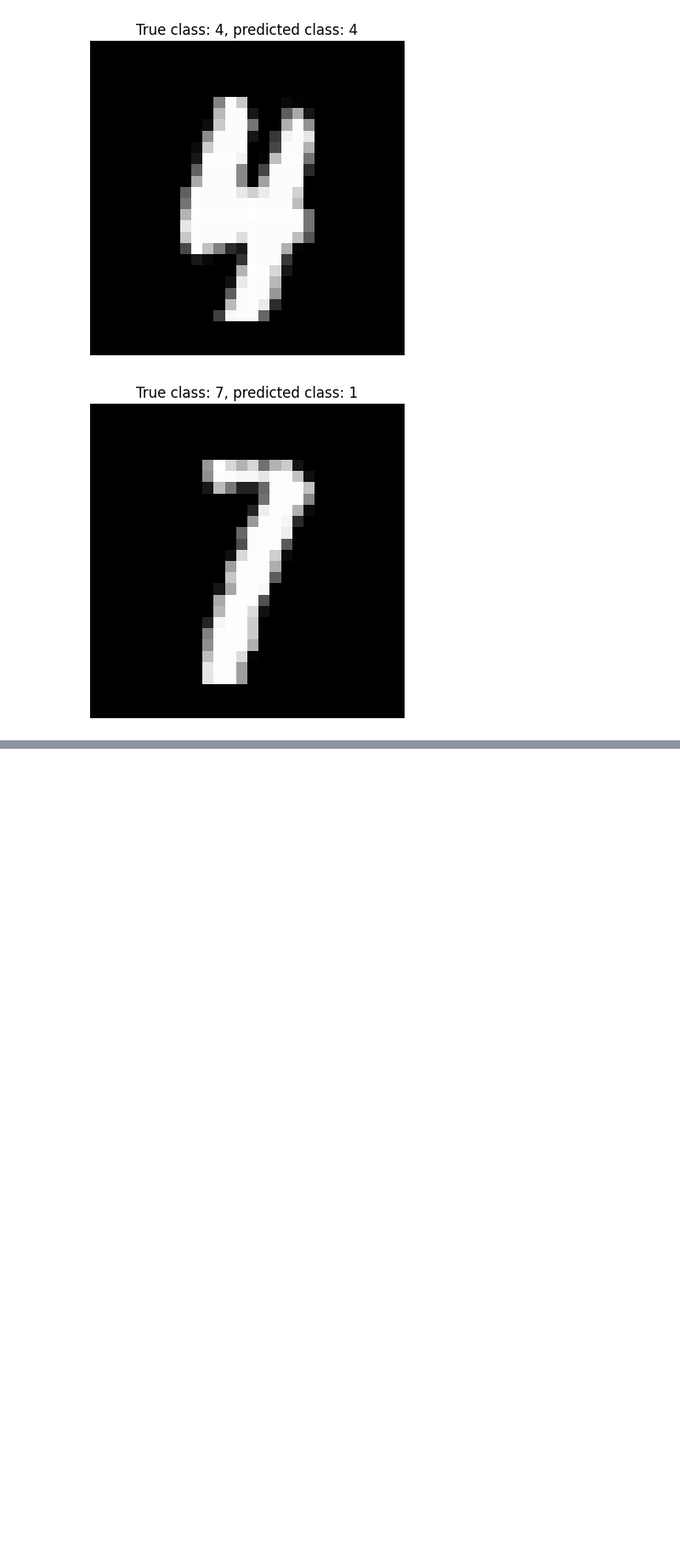
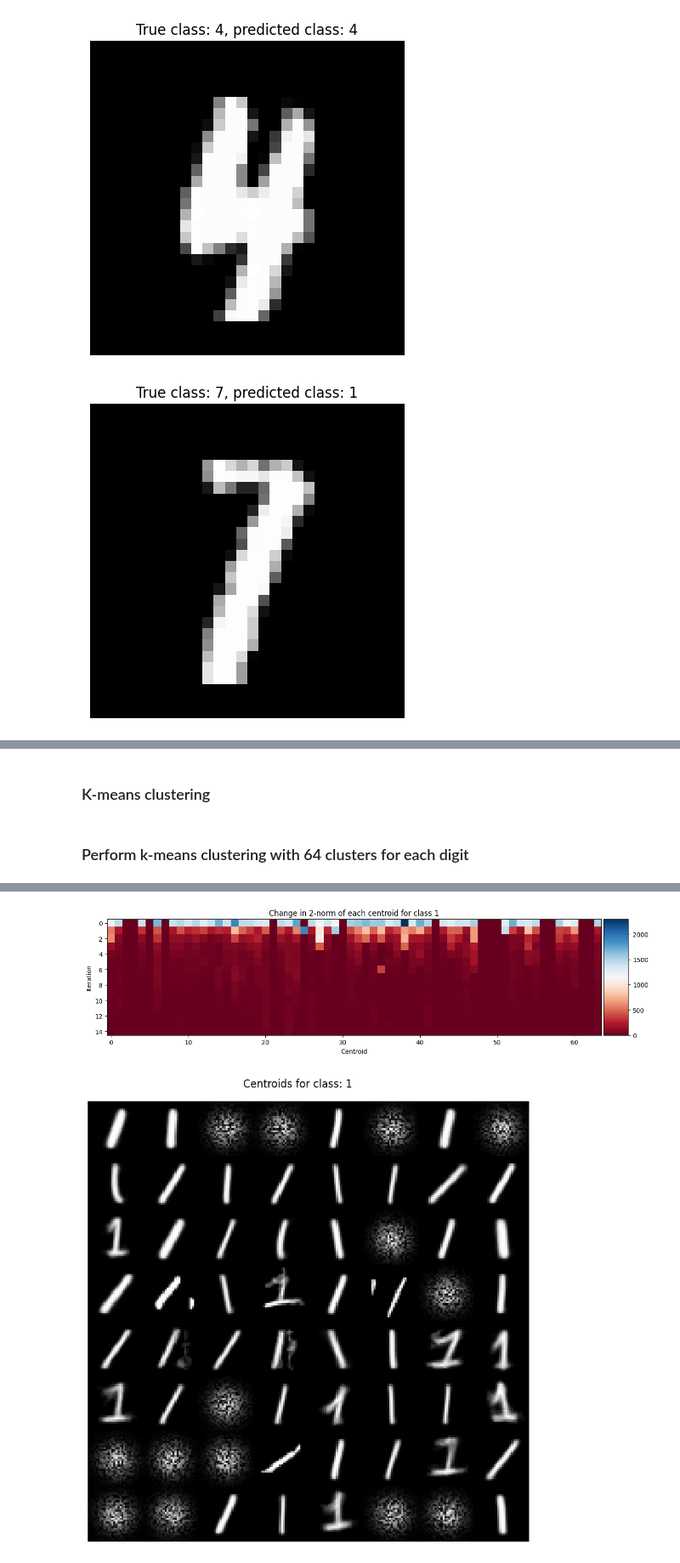
Before and after one commit to Martin-Ansteensen/TTT4275-Classification-project, a Jupyter notebook: Number_task/Numbers.ipynb, the cells around one changed output, grey strips where cells are left out. Shown at 85% size. Cells and saved outputs as stored; diff of their text form; code cells hidden in the pictures; blank space fills up the shorter version.

```diff
--- a/Number_task/Numbers.ipynb
+++ b/Number_task/Numbers.ipynb
@@ -77,9 +128,6 @@ def generate_conf_matrix_figure(conf_matrix, title):
 # %%
 # Load data
-trainv = extract_data("numbers_data/trainv.csv")
-testv = extract_data("numbers_data/testv.csv")
-trainlab = extract_data("numbers_data/trainlab.csv")
-testlab = extract_data("numbers_data/testlab.csv")
+trainv, trainlab, testv, testlab = extract_data("numbers_data/data_all.mat")
 # %% [markdown]
 ### Classify all samples using NN
 # %%
@@ -545,0 +216,2 @@ Wall time: 39.6 s
+# %% [markdown]
+### K-means clustering
@@ -545,0 +376,2 @@ Wall time: 39.6 s
+# %% [markdown]
+### Perform k-means clustering with 64 clusters for each digit
@@ -545,0 +387,25 @@ Wall time: 39.6 s
+# %%
+# Store the centroids sequentially
+centroids = np.zeros((M*10, 784))
+diff = np.zeros((N, M*10))
+
+# Create labels for centroids
+centroids_lab = np.zeros(M*10, dtype=int)
+for i in range(10):
+    centroids_lab[i*M:(i+1)*M] = [i]*M
+
+# Perform clustering on each class
+
+for i in range(10):
+    centroids_class, diff_class = k_means(
+                                    data=trainv_by_class[i],
+                                    k=M,
+                                    max_iterations=N
+                                )
+    centroids[i*M:(i+1)*M] = centroids_class
+    diff[:, i*M:(i+1)*M] = diff_class
+
+n=1
+display_convergence(diff, n, M)
+display_centroids(centroids, n, M)
+# %% [output]
@@ -545,0 +422,2 @@ Wall time: 39.6 s
+[figure, added]
+[figure, added]
```
Also changed, not shown: parts of 55 cells of this notebook, 4 other files.
